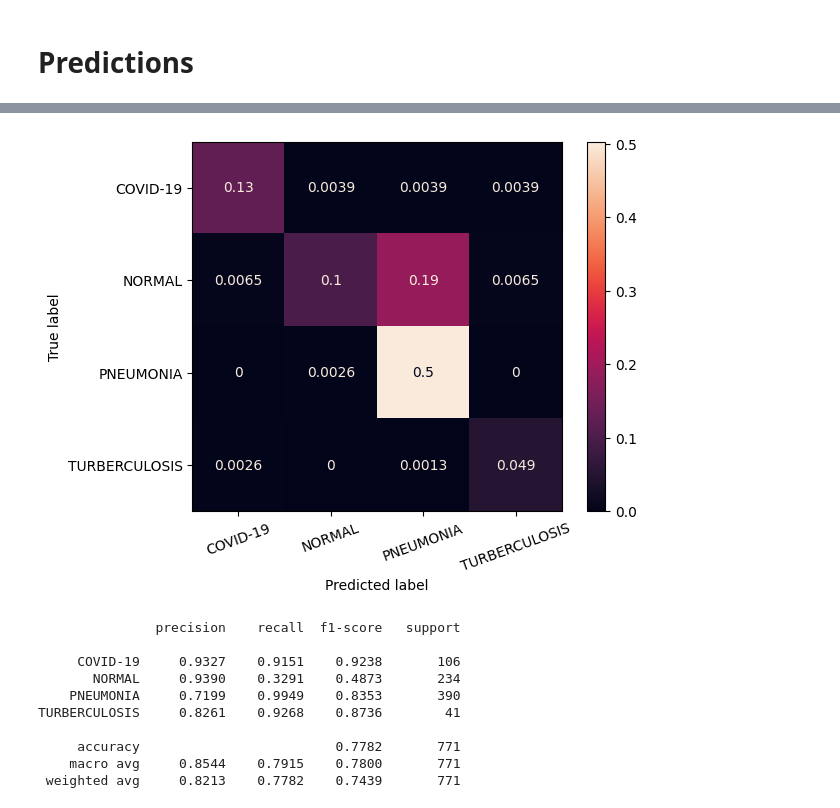
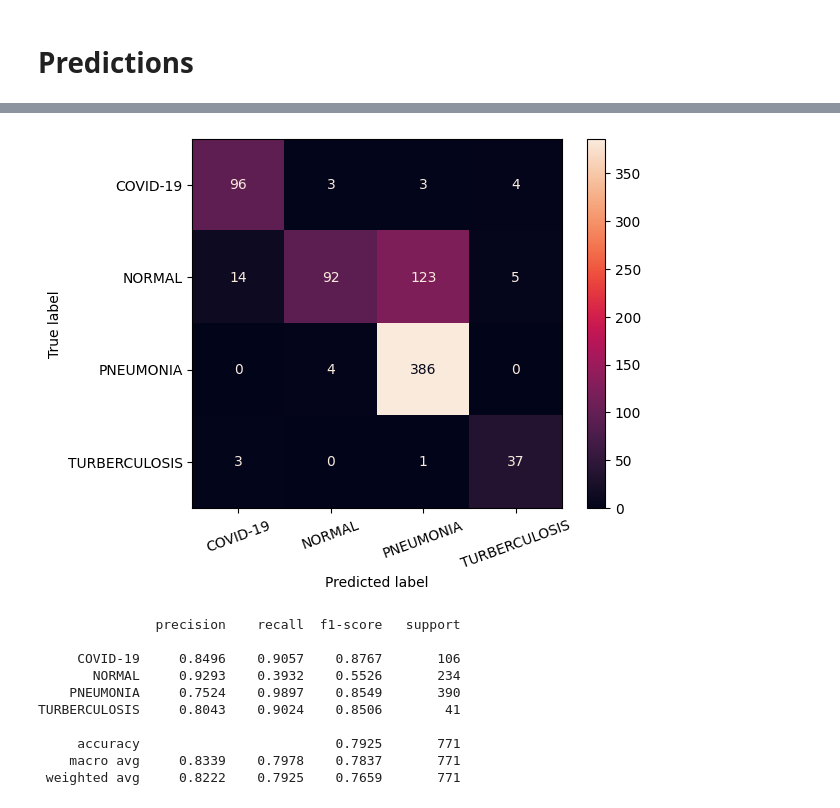
Before and after one commit to fahim-muntasir-niloy/ExInvoNet, a Jupyter notebook: CNN.ipynb, the cells around one changed output, grey strips where cells are left out. Saved outputs shown, nothing was run; the diff lists cells and outputs as text; code cells hidden in the pictures.

Commit message:
ran again, updated images

```diff
--- a/CNN.ipynb
+++ b/CNN.ipynb
@@ -252,8 +252,8 @@ model_checkpoint = ModelCheckpoint(
     verbose = 2
 )
 # %%
-history = model.fit(train_dataset,
-                    epochs=epoch,
-                    validation_data=test_dataset,
-                    callbacks=[model_checkpoint]
-                    )
+# history = model.fit(train_dataset,
+#                     epochs=epoch,
+#                     validation_data=test_dataset,
+#                     callbacks=[model_checkpoint]
+#                     )
@@ -319,7 +299,7 @@ labels = ['COVID-19','NORMAL', 'PNEUMONIA', 'TURBERCULOSIS']
 
 
 # load best weights to model
-# model.load_weights(weight_path)
+model.load_weights(weight_path)
 
 # make predictions
 predictions = model.predict(test_dataset)
@@ -334,12 +314,12 @@ true_labels = test_dataset.classes
 # %%
 cm = confusion_matrix(true_labels, predicted_class,
-                      normalize='all'
+                    #   normalize='pred'
                       )
 ConfusionMatrixDisplay(cm, display_labels=labels).plot(cmap='rocket')
 plt.xticks(rotation=20)
 plt.show()
 # %% [output]
-[figure, old version]
+[figure, new version]
 # %%
 # Print classification report
 
@@ -348,14 +328,14 @@ print(class_report)
 # %% [output]
                precision    recall  f1-score   support
 
-     COVID-19     0.9327    0.9151    0.9238       106
-       NORMAL     0.9390    0.3291    0.4873       234
-    PNEUMONIA     0.7199    0.9949    0.8353       390
-TURBERCULOSIS     0.8261    0.9268    0.8736        41
+     COVID-19     0.8496    0.9057    0.8767       106
+       NORMAL     0.9293    0.3932    0.5526       234
+    PNEUMONIA     0.7524    0.9897    0.8549       390
+TURBERCULOSIS     0.8043    0.9024    0.8506        41
 
-     accuracy                         0.7782       771
-    macro avg     0.8544    0.7915    0.7800       771
- weighted avg     0.8213    0.7782    0.7439       771
+     accuracy                         0.7925       771
+    macro avg     0.8339    0.7978    0.7837       771
+ weighted avg     0.8222    0.7925    0.7659       771
 # %%
 # model.save('lime-ray-cnn-lstm-20e.h5')
 # %%
```
Also changed, not shown: parts of 6 cells of this notebook, 9 other files.
